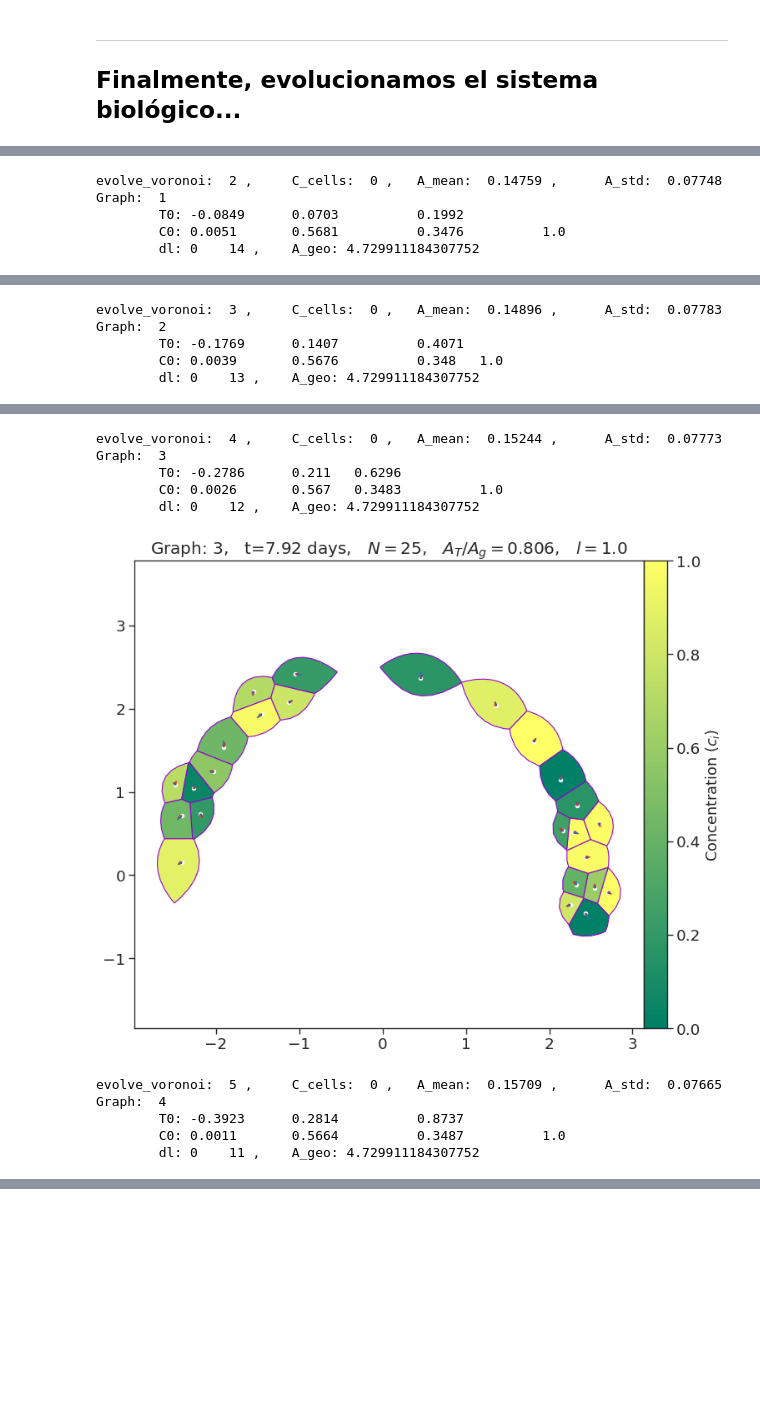
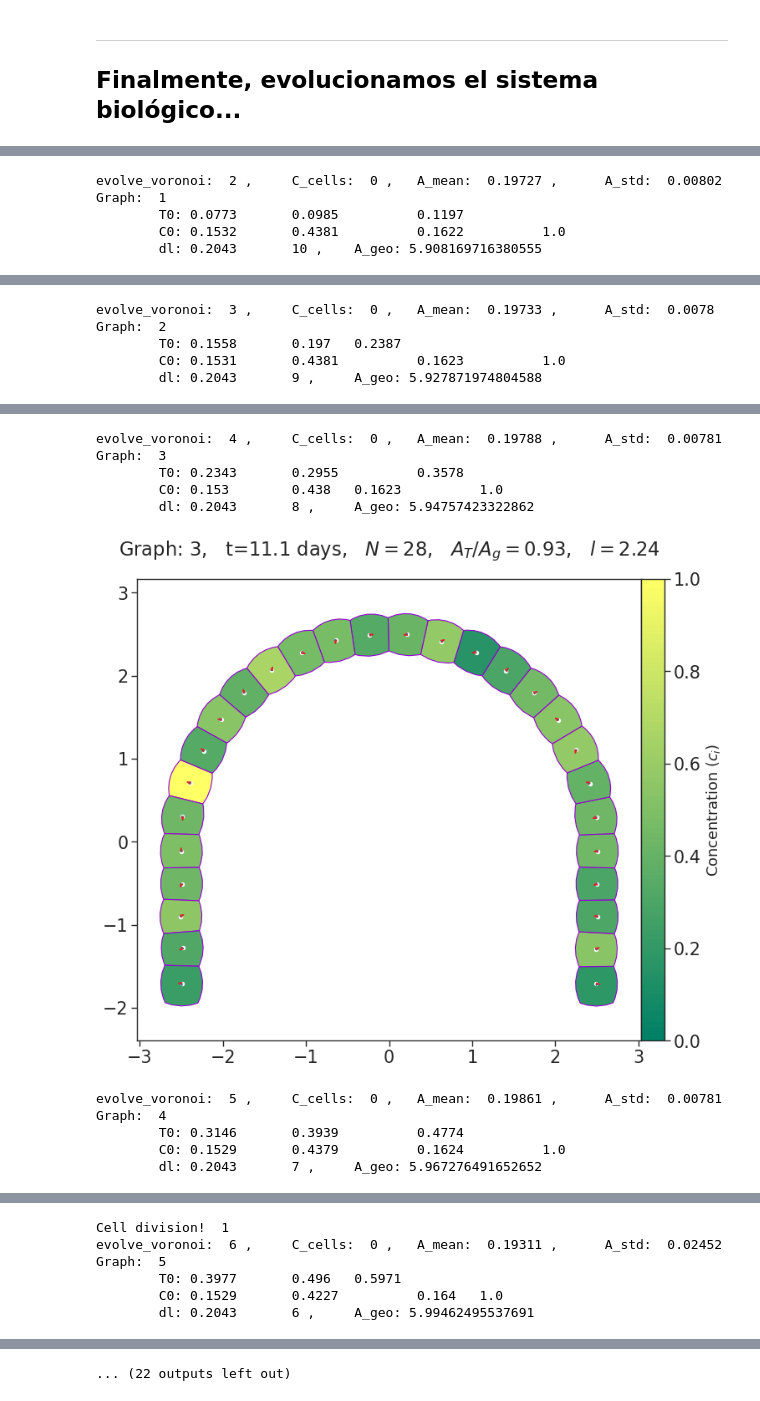
Before and after one commit to joshbrx/biomath_model, a Jupyter notebook: Voronoi_cells_prototipo.ipynb, the cells around one changed output, grey strips where cells are left out. Cells and saved outputs as stored; diff of their text form; code cells hidden in the pictures; blank space fills up the shorter version.

```diff
--- a/Voronoi_cells_prototipo.ipynb
+++ b/Voronoi_cells_prototipo.ipynb
@@ -884,7 +883,7 @@ def euler_solver(K, lenght, vor, X0, C0, T0, C_cells, params, t, N_points, struc
 # %%
 def evolve_vornonoi(r, theta, l, K, vor, C0, C_cells, N, params,
                     step=0.1, lenght=100, iter=20, vel=0.01, method="RK4", A_fixed=None,
-                    scale=1/4, filenames=None, C_list=None, A_list=None, N_list=None, I_list=None, state=True, celldiv=True, l_evol=True, l_step=5, limits=(-0.1, 0.1), c_factor=1.0):
+                    scale=1/4, filenames=None, C_list=None, A_list=None, N_list=None, I_list=None, state=True, celldiv=True, l_evol=True, l_step=5, limits=(-0.1, 0.1), c_factor=1.0, pad=10):
     """
     solver["RK4"]: Runge-Kutta order 4
     solver["Euler"]: Euler method
@@ -932,7 +931,7 @@ def evolve_vornonoi(r, theta, l, K, vor, C0, C_cells, N, params,
     print("\tdl:", round(dl[0],4),"\t", round(dl[1],4),",\t A_geo:", A_total(r, l, N, cols=1))
 
     fig, ax = voronoi_forces(K, vor, A_vor, C_vor, N, C0, C_cells, alpha, V=V_out.T)
-    ax.set_title(f"Graph: {0},   t={0} days,   $N=${N},   $A_T/A_g=${round(np.sum(A_vor)/A_total(r, l, N, cols=1), 3)},   $l=${l}")           # t_real = t/0.3016241
+    ax.set_title(f"Graph: {0},   t={0} days,   $N=${N},   $A_T/A_g=${round(np.sum(A_vor)/A_total(r, l, N, cols=1), 2)},   $l=${l}", pad=pad)           # t_real = t/0.3016241
     # ax.set_title(f"Graph: {0},   t={0} days,   $N=${N},   method: {method},   $A_T/A_g=${round(np.sum(A_vor)/A_total(r, l, N, cols=1), 3)},   $l=${l}")           # t_real = t/0.3016241
     plt.show()
 
@@ -963,12 +962,12 @@ def evolve_vornonoi(r, theta, l, K, vor, C0, C_cells, N, params,
 
             if dl[1] == 0:
                 dl = [0, l_step]
-                if np.sum(A_vor) > 0.94*A_total(r, l, N, cols=1):
+                if np.sum(A_vor) > 0.93*A_total(r, l, N, cols=1):
                     dl[0] += np.sum(A_vor)/(r[1]-r[0]) * (N + 1)/(N**2)
                 else:
                     dl[0] = 0
 
-                if np.sum(A_vor) > 0.88*A_total(r, l, N, cols=1):
+                if np.sum(A_vor) > 0.85*A_total(r, l, N, cols=1):
                     if (np.std(A_vor) - tmp_A)/tmp_A > 0.05:
                         dl[0] += (np.std(A_vor) - tmp_A)
                     else: pass
@@ -990,8 +989,7 @@ def evolve_vornonoi(r, theta, l, K, vor, C0, C_cells, N, params,
         I_list.append(np.sum(A_vor)/A_total(r, l, N, cols=1))
 
         fig, ax = voronoi_forces(K, vor, A_vor, C_vor, N, C0, C_cells, params[0], V=V_out.T)
-        ax.set_title(f"Graph: {i+1},   t={round((i+1)*lenght/l_step*3.016241, 2)} days,   $N=${len(T0)},   $A_T/A_g=${round(np.sum(A_vor)/A_total(r, l, N, cols=1), 3)},   $l=${round(l,3)}")
-        # ax.set_title(f"Graph: {i+1},   t={round((i+1)*lenght/l_step*3.016241, 2)} days,   $N=${len(T0)},   method: {method},   $A_T/A_g=${round(np.sum(A_vor)/A_total(r, l, N, cols=1), 3)},   $l=${round(l,3)}")
+        ax.set_title(f"Graph: {i+1},   t={round((i+1)*lenght/l_step*3.016241, 1)} days,   $N=${len(T0)},   $A_T/A_g=${round(np.sum(A_vor)/A_total(r, l, N, cols=1), 2)},   $l=${round(l,2)}", pad=pad)
         plt.show()
 
         filename = f'/content/drive/MyDrive/biomath_model/figures/prueba{i+1}.png'
@@ -999,21 +997,23 @@ def evolve_vornonoi(r, theta, l, K, vor, C0, C_cells, N, params,
         fig.savefig(filename, bbox_inches='tight')
     return vor, C0, N
 # %%
-np.random.seed(4)   #4, 7, 42
-sns.set_context("notebook", font_scale=1.5)   # paper, notebook, talk, and poster
+np.random.seed(3141593)   #4, 7, 42
+sns.set_style("ticks")
+sns.set_context("notebook", font_scale=1.7)   # paper, notebook, talk, and poster
 
-N = 25; l = 1.0    # l=2.8, N=28
+N = 28; l = 2.2    # l=2.8, N=28
 r = np.array([2, 3]); theta = np.array([0, np.pi])
 
-K, params = [0.045, 0.25, 0.005], [1, 0.262985, 175]            #[k_area, k_centroid, k_vel], [alpha, beta, gamma]
-C0 = np.random.rand(N)
-# C0 = np.random.normal(0.41, 0.15, size=N); C0[np.random.randint(0,N,1)] = 1
+
+K, params = [0.06, 0.3, 0.001], [1, 0.262985, 60]            #[K_area, K_centroid, k_vel], [alpha, beta, gamma]
+# C0 = np.random.rand(N)
+C0 = np.random.normal(0.4, 0.15, size=N); C0[np.random.randint(0,N,1)] = 1
 C_cells = np.zeros(N); C_cells[np.random.randint(0,N,N//20)] = 0
 # C_cells = np.zeros(N); C_cells[::6] = 0
 
 structure_vor = get_structure(r, theta, l, 100)
-points_vor = rand_points(r, theta, l, N).T
-# points_vor = org_points(r, theta, l, N).T
+# points_vor = rand_points(r, theta, l, N).T
+points_vor = org_points(r, theta, l, N).T
 
 vor_evo = mk_voronoi(points_vor, structure_vor)
 
@@ -1023,7 +1023,7 @@ A_list = [];
 N_list = [];
 I_list = [];
 evolve_vornonoi(r, theta, l, K, vor_evo, C0, C_cells, N, params,
-                step=0.1, lenght=(1.95)*2*np.pi, iter=400, vel=0.005, method="RK4", A_fixed=A_total(r, l, N, cols=1),
+                step=0.1, lenght=(1.95)*2*np.pi, iter=400, vel=0.004, method="RK4", A_fixed=A_total(r, l, N, cols=1),
                 # step=0.1, lenght=(1.95)*2*np.pi, iter=3060, vel=0.005, method="RK4", A_fixed=A_total(r, l, N, cols=1),
-                scale=1/4, filenames=filenames, C_list=C_list, A_list=A_list, N_list=N_list, I_list=I_list, state=False, celldiv=True, l_evol=True, l_step=14, limits=(-0.15, 0.15), c_factor=1.0)
+                scale=1/4, filenames=filenames, C_list=C_list, A_list=A_list, N_list=N_list, I_list=I_list, state=False, celldiv=True, l_evol=True, l_step=10, limits=(-0.15, 0.15), c_factor=1.0, pad=25)
 # %% [output]
@@ -1035,4 +1035,4 @@ evolve_voronoi:  1 ,     C_cells:  0 ,   A_mean:  0.14758895797272578 ,  A_mean:
-evolve_voronoi:  2 ,     C_cells:  0 ,   A_mean:  0.14759 ,      A_std:  0.07748 Graph:  1
-        T0: -0.0849      0.0703          0.1992
-        C0: 0.0051       0.5681          0.3476          1.0
-        dl: 0    14 ,    A_geo: 4.729911184307752
+evolve_voronoi:  2 ,     C_cells:  0 ,   A_mean:  0.19727 ,      A_std:  0.00802 Graph:  1
+        T0: 0.0773       0.0985          0.1197
+        C0: 0.1532       0.4381          0.1622          1.0
+        dl: 0.2043       10 ,    A_geo: 5.908169716380555
@@ -1040,4 +1040,4 @@ evolve_voronoi:  2 ,     C_cells:  0 ,   A_mean:  0.14759 ,      A_std:  0.07748
-evolve_voronoi:  3 ,     C_cells:  0 ,   A_mean:  0.14896 ,      A_std:  0.07783 Graph:  2
-        T0: -0.1769      0.1407          0.4071
-        C0: 0.0039       0.5676          0.348   1.0
-        dl: 0    13 ,    A_geo: 4.729911184307752
+evolve_voronoi:  3 ,     C_cells:  0 ,   A_mean:  0.19733 ,      A_std:  0.0078 Graph:  2
+        T0: 0.1558       0.197   0.2387
+        C0: 0.1531       0.4381          0.1623          1.0
+        dl: 0.2043       9 ,     A_geo: 5.927871974804588
@@ -1045,9 +1045,9 @@ evolve_voronoi:  3 ,     C_cells:  0 ,   A_mean:  0.14896 ,      A_std:  0.07783
-evolve_voronoi:  4 ,     C_cells:  0 ,   A_mean:  0.15244 ,      A_std:  0.07773 Graph:  3
-        T0: -0.2786      0.211   0.6296
-        C0: 0.0026       0.567   0.3483          1.0
-        dl: 0    12 ,    A_geo: 4.729911184307752
+evolve_voronoi:  4 ,     C_cells:  0 ,   A_mean:  0.19788 ,      A_std:  0.00781 Graph:  3
+        T0: 0.2343       0.2955          0.3578
+        C0: 0.153        0.438   0.1623          1.0
+        dl: 0.2043       8 ,     A_geo: 5.94757423322862
-[figure, old version]
+[figure, new version]
-evolve_voronoi:  5 ,     C_cells:  0 ,   A_mean:  0.15709 ,      A_std:  0.07665 Graph:  4
-        T0: -0.3923      0.2814          0.8737
-        C0: 0.0011       0.5664          0.3487          1.0
-        dl: 0    11 ,    A_geo: 4.729911184307752
+evolve_voronoi:  5 ,     C_cells:  0 ,   A_mean:  0.19861 ,      A_std:  0.00781 Graph:  4
+        T0: 0.3146       0.3939          0.4774
+        C0: 0.1529       0.4379          0.1624          1.0
+        dl: 0.2043       7 ,     A_geo: 5.967276491652652
@@ -1053,0 +1055,5 @@ evolve_voronoi:  5 ,     C_cells:  0 ,   A_mean:  0.15709 ,      A_std:  0.07665
+Cell division!  1
+evolve_voronoi:  6 ,     C_cells:  0 ,   A_mean:  0.19311 ,      A_std:  0.02452 Graph:  5
+        T0: 0.3977       0.496   0.5971
+        C0: 0.1529       0.4227          0.164   1.0
+        dl: 0.2043       6 ,     A_geo: 5.99462495537691
@@ -1054 +1061,2 @@ evolve_voronoi:  5 ,     C_cells:  0 ,   A_mean:  0.15709 ,      A_std:  0.07665
+... (22 outputs left out)
 # %%
```
Also changed, not shown: parts of 8 cells of this notebook.
